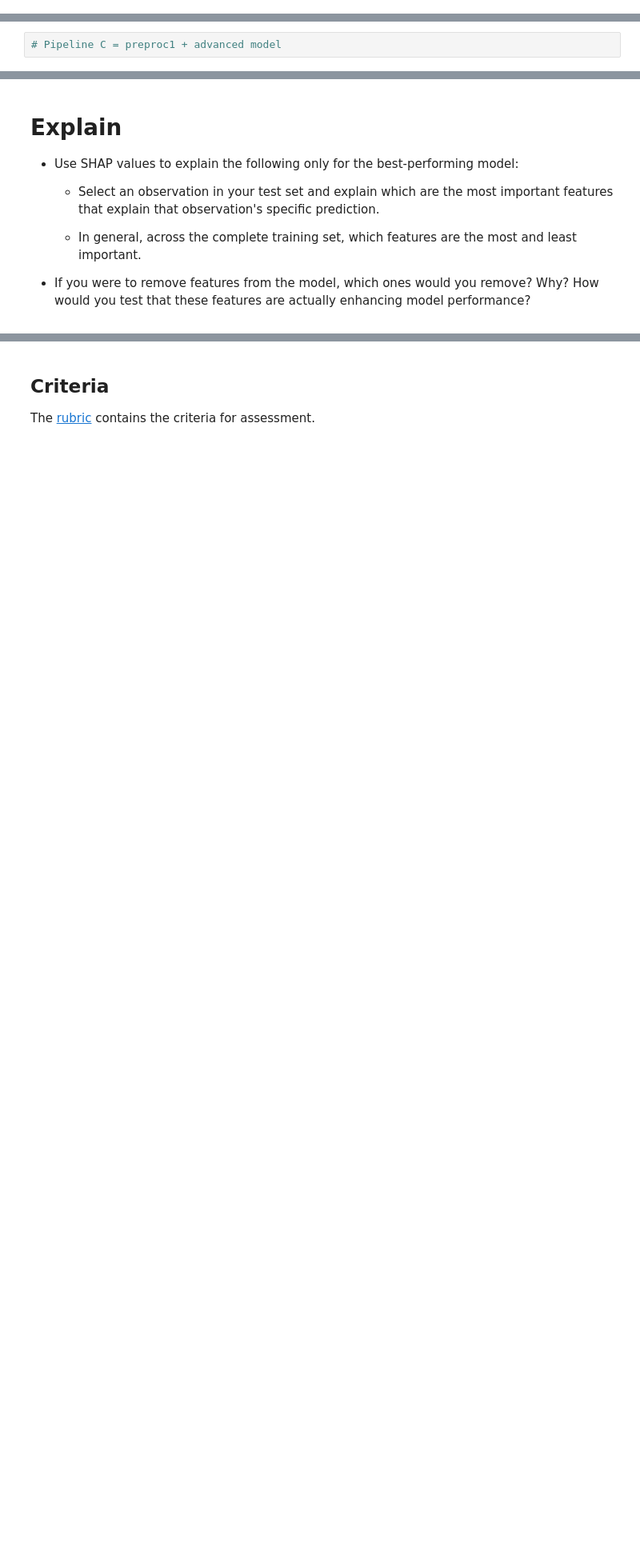
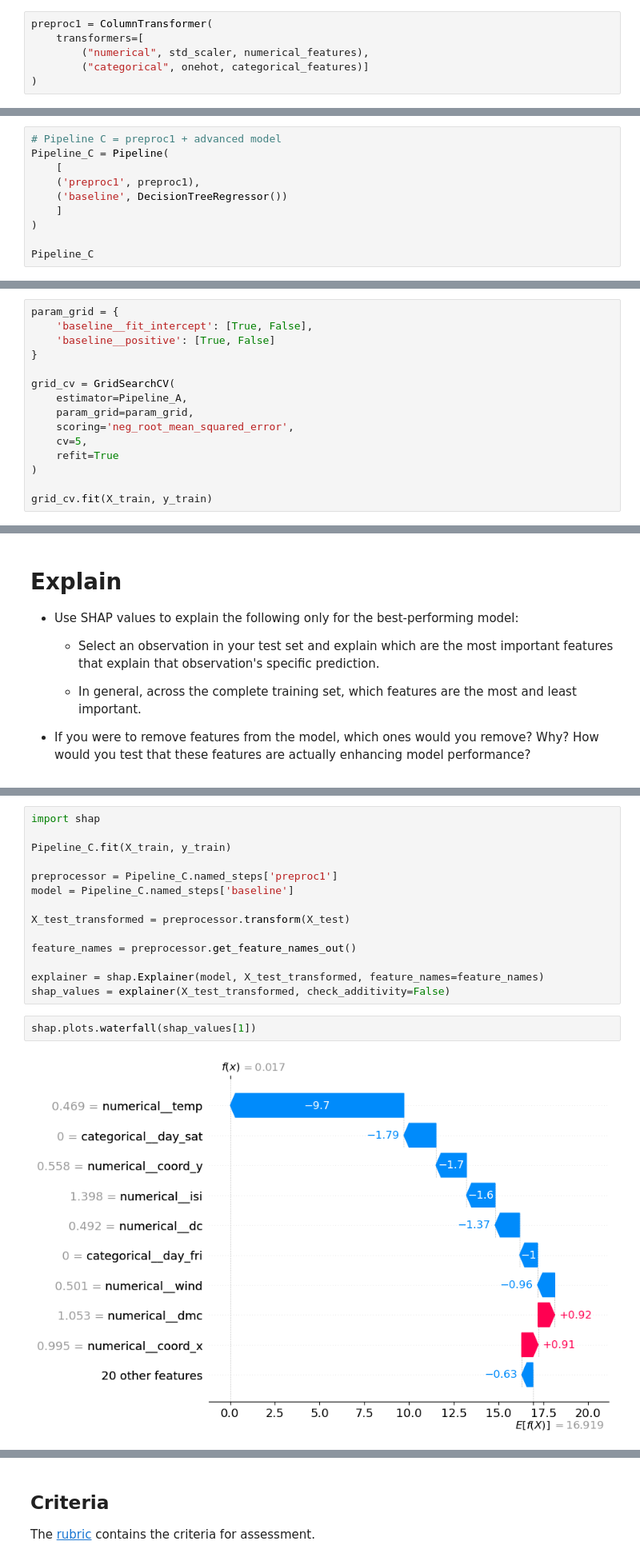
Before and after one commit to UofT-DSI/production, a Jupyter notebook: 02_activities/assignments/assignment_2.ipynb, the cells around one changed output, grey strips where cells are left out. Shown at 80% size. Saved outputs shown, nothing was run; the diff lists cells and outputs as text; blank space fills up the shorter version.

```diff
--- a/02_activities/assignments/assignment_2.ipynb
+++ b/02_activities/assignments/assignment_2.ipynb
@@ -107,3 +163,9 @@ Create preproc1 below.
+# %%
+preproc1 = ColumnTransformer(
+    transformers=[
+        ("numerical", std_scaler, numerical_features),
+        ("categorical", onehot, categorical_features)]
+)
 # %% [markdown]
 ### Preproc 2
 
@@ -133,3 +223,11 @@ Create a [model pipeline](https://scikit-learn.org/stable/modules/generated/skle
 # Pipeline B = preproc2 + baseline
 # %%
 # Pipeline C = preproc1 + advanced model
+Pipeline_C = Pipeline(
+    [
+    ('preproc1', preproc1),
+    ('baseline', DecisionTreeRegressor())
+    ]
+)
+
+Pipeline_C
@@ -143,0 +320,15 @@ Create a [model pipeline](https://scikit-learn.org/stable/modules/generated/skle
+# %%
+param_grid = {
+    'baseline__fit_intercept': [True, False],
+    'baseline__positive': [True, False]
+}
+
+grid_cv = GridSearchCV(
+    estimator=Pipeline_A,
+    param_grid=param_grid,
+    scoring='neg_root_mean_squared_error',
+    cv=5,
+    refit=True
+)
+
+grid_cv.fit(X_train, y_train)
@@ -163,0 +466,18 @@ Create a [model pipeline](https://scikit-learn.org/stable/modules/generated/skle
+# %%
+import shap
+
+Pipeline_C.fit(X_train, y_train)
+
+preprocessor = Pipeline_C.named_steps['preproc1']
+model = Pipeline_C.named_steps['baseline']
+
+X_test_transformed = preprocessor.transform(X_test)
+
+feature_names = preprocessor.get_feature_names_out()
+
+explainer = shap.Explainer(model, X_test_transformed, feature_names=feature_names)
+shap_values = explainer(X_test_transformed, check_additivity=False)
+# %%
+shap.plots.waterfall(shap_values[1])
+# %% [output]
+[figure, added]
```
Also changed, not shown: parts of 31 cells of this notebook.
